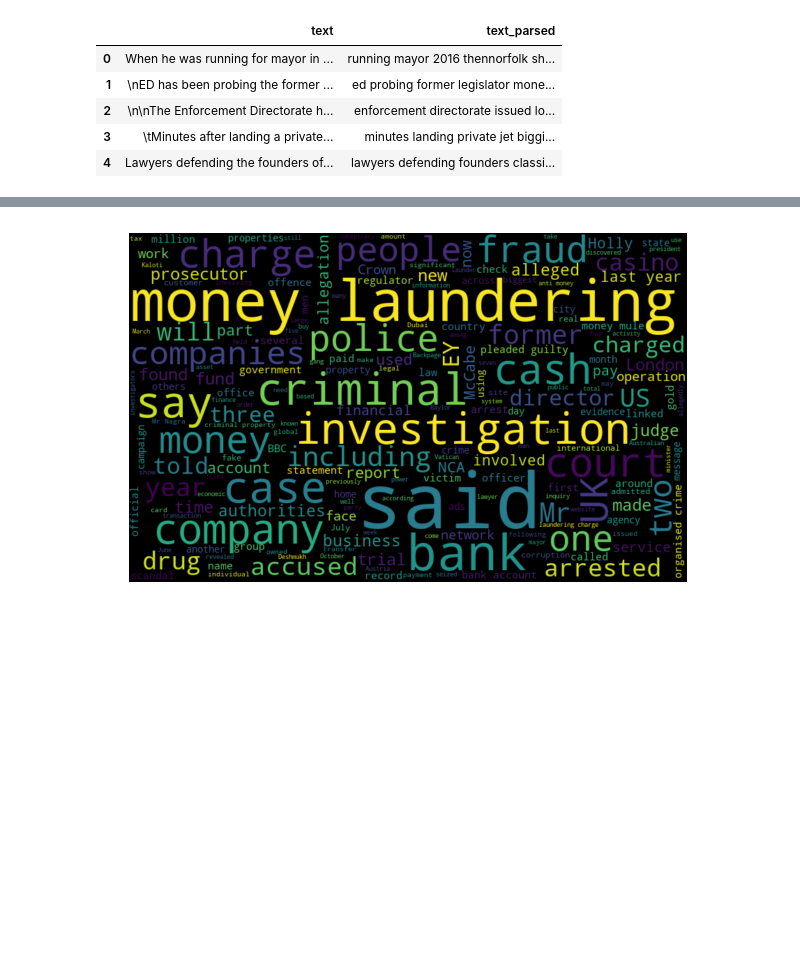
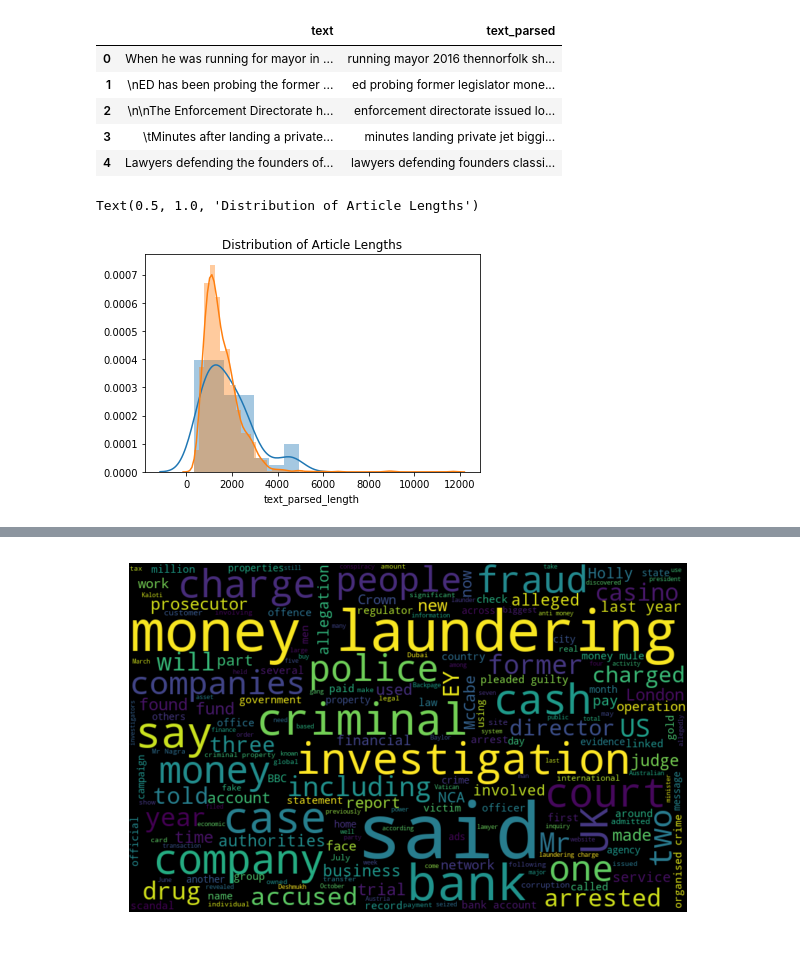
Before and after one commit to aklimchenko/nlp-project, a Jupyter notebook: Article Data EDA.ipynb, the cells around one changed output, grey strips where cells are left out. Drawn from its saved outputs; the diff is of its cells as text; code cells hidden in the pictures; blank space fills up the shorter version.

```diff
--- a/Article Data EDA.ipynb
+++ b/Article Data EDA.ipynb
@@ -93,0 +101,6 @@ bbc_data['text_parsed'] = bbc_data['Text'].apply(process_text)
+# %%
+sns.distplot(ml_data['text_parsed_length']).set_title('Distribution of Article Lengths')
+sns.distplot(bbc_data['text_parsed_length']).set_title('Distribution of Article Lengths')
+# %% [output]
+Text(0.5, 1.0, 'Distribution of Article Lengths')
+[figure, added]
```
Also changed, not shown: parts of 24 cells of this notebook, 5 other files.
